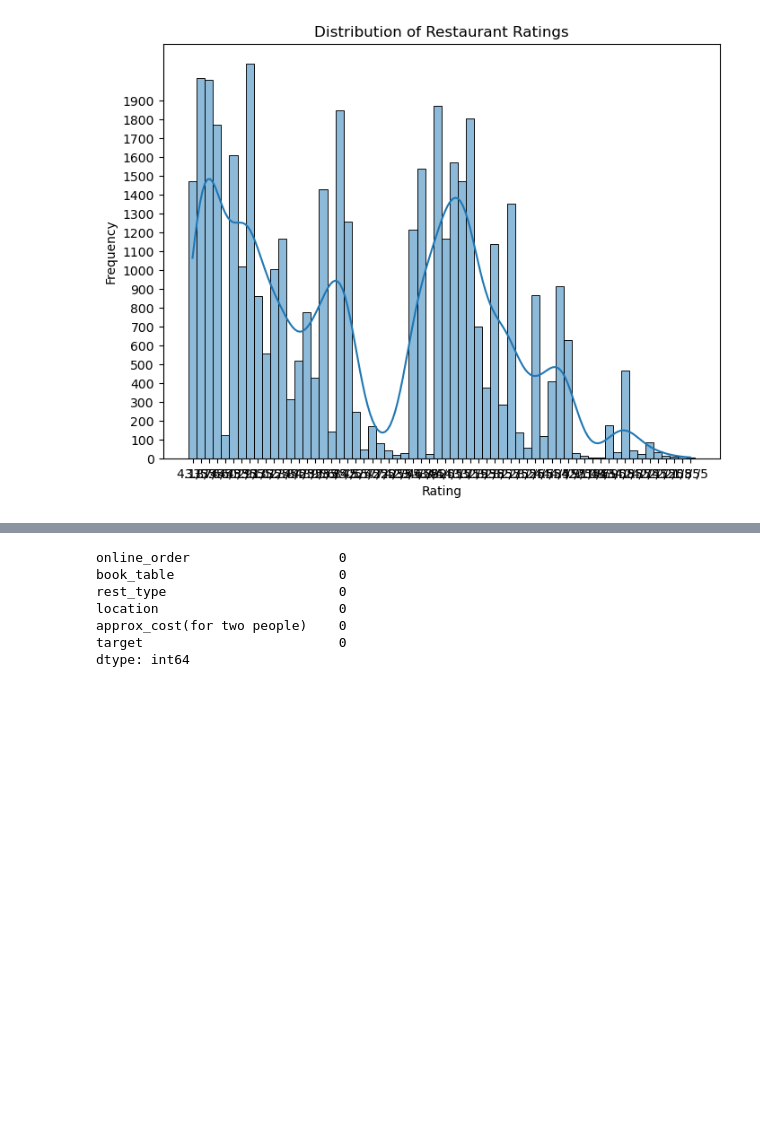
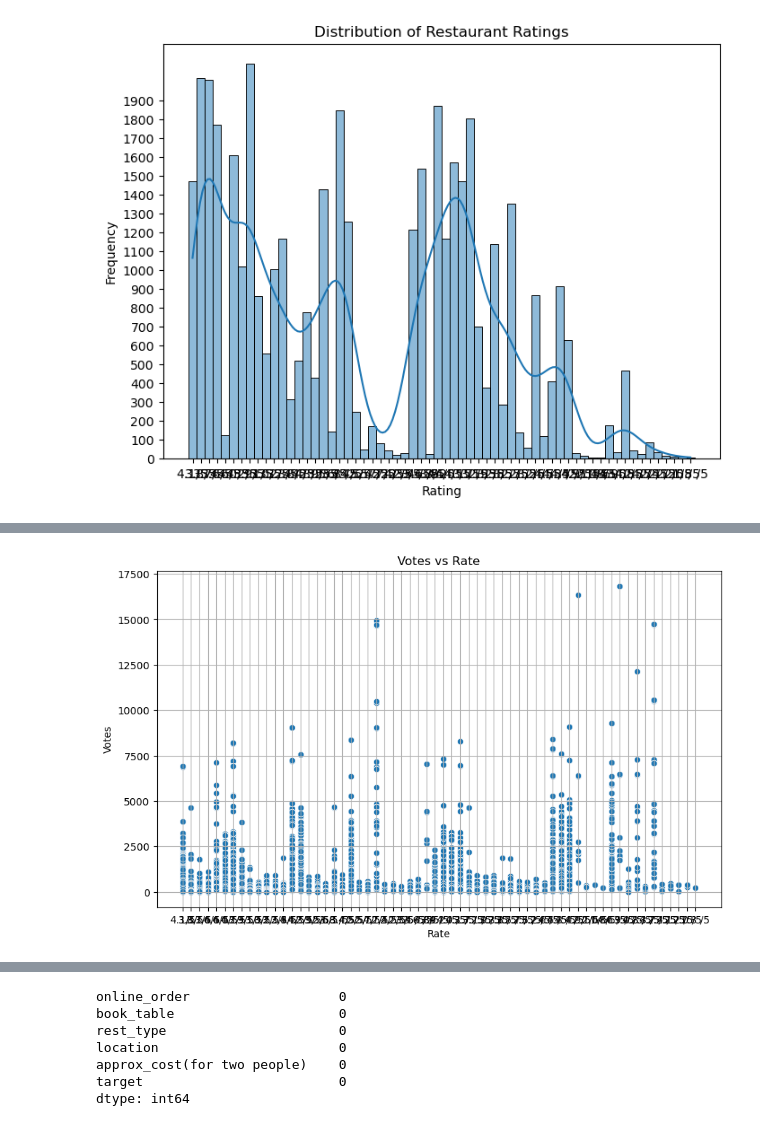
Before and after one commit to Ali1Ibrahim/Resturant-Prediction-Model, a Jupyter notebook: solution.ipynb, the cells around one changed output, grey strips where cells are left out. Cells and saved outputs as stored; diff of their text form; code cells hidden in the pictures; blank space fills up the shorter version.

```diff
--- a/solution.ipynb
+++ b/solution.ipynb
@@ -95 +119,11 @@ plt.show()
+# %%
+plt.figure(figsize=(10, 6))
+sns.scatterplot(x='rate', y='votes', data=df)
+plt.title('Votes vs Rate')
+plt.xlabel('Rate')
+plt.ylabel('Votes')
+plt.grid(True)
+plt.show()
+# %% [output]
+[figure, added]
 # %%
```
Also changed, not shown: parts of 16 cells of this notebook, 2 other files.
